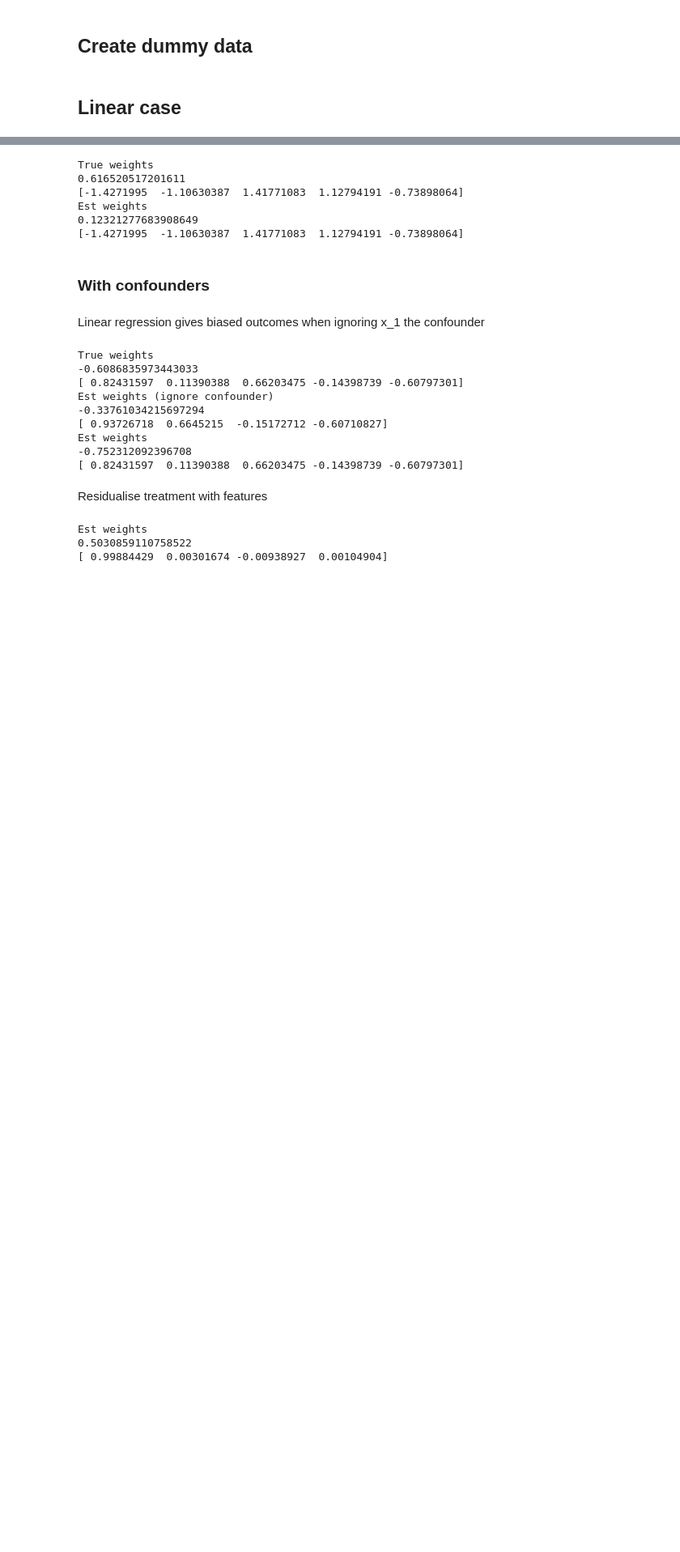
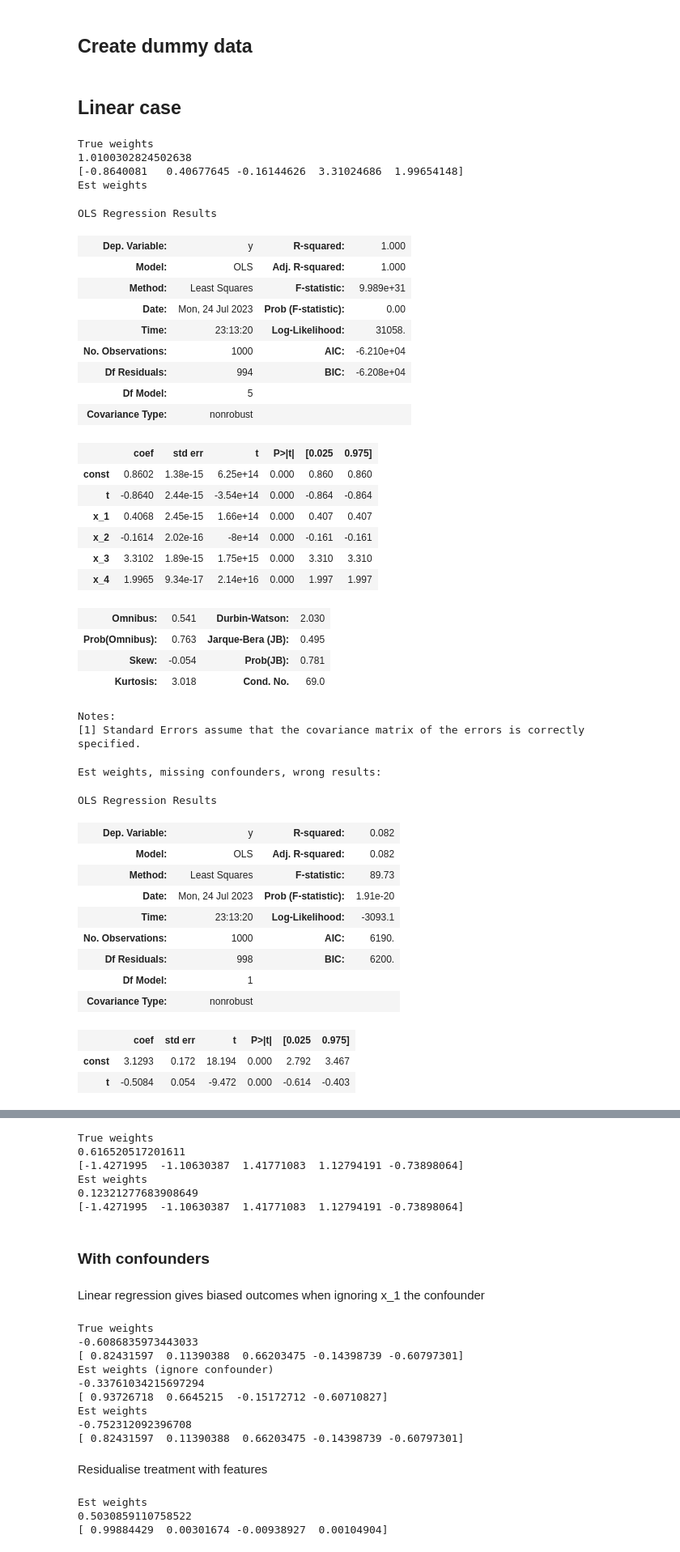
Before and after one commit to stanton119/data-analysis, a Jupyter notebook: Unpublished/CausalInference/econml.ipynb, the cells around one changed output, grey strips where cells are left out. Shown at 81% size. Saved outputs shown, nothing was run; the diff lists cells and outputs as text; code cells hidden in the pictures; blank space fills up the shorter version.

```diff
--- a/Unpublished/CausalInference/econml.ipynb
+++ b/Unpublished/CausalInference/econml.ipynb
@@ -122,0 +133,69 @@ import sklearn.linear_model
+# %%
+import sklearn.linear_model
+import statsmodels.api as sm
+
+# generate data
+df, t_col, x_cols = generate_treatment_data(
+    treatment_binary=False,
+    confounding_fcn=linear_confound,
+)
+df, bias, weights, y_col = generate_outcome_data(
+    df=df,
+    outcome_binary=False,
+)
+
+print("True weights")
+print(bias)
+print(weights.flatten())
+
+
+# fit models
+linear_model = sm.OLS(df[y_col], sm.add_constant(df[[t_col] + x_cols])).fit()
+print("Est weights")
+display(linear_model.summary())
+
+linear_model = sm.OLS(df[y_col], sm.add_constant(df[t_col])).fit()
+print("Est weights, missing confounders, wrong results:")
+display(linear_model.summary())
+# %% [output]
+True weights
+1.0100302824502638
+[-0.8640081   0.40677645 -0.16144626  3.31024686  1.99654148]
+Est weights
+OLS Regression Results
+| Dep. Variable: | y | R-squared: | 1.000 |
+| Model: | OLS | Adj. R-squared: | 1.000 |
+| Method: | Least Squares | F-statistic: | 9.989e+31 |
+| Date: | Mon, 24 Jul 2023 | Prob (F-statistic): | 0.00 |
+| Time: | 23:13:20 | Log-Likelihood: | 31058. |
+| No. Observations: | 1000 | AIC: | -6.210e+04 |
+| Df Residuals: | 994 | BIC: | -6.208e+04 |
+| Df Model: | 5 |  |  |
+| Covariance Type: | nonrobust |  |  |
+|  | coef | std err | t | P>|t| | [0.025 | 0.975] |
+| const | 0.8602 | 1.38e-15 | 6.25e+14 | 0.000 | 0.860 | 0.860 |
+| t | -0.8640 | 2.44e-15 | -3.54e+14 | 0.000 | -0.864 | -0.864 |
+| x_1 | 0.4068 | 2.45e-15 | 1.66e+14 | 0.000 | 0.407 | 0.407 |
+| x_2 | -0.1614 | 2.02e-16 | -8e+14 | 0.000 | -0.161 | -0.161 |
+| x_3 | 3.3102 | 1.89e-15 | 1.75e+15 | 0.000 | 3.310 | 3.310 |
+| x_4 | 1.9965 | 9.34e-17 | 2.14e+16 | 0.000 | 1.997 | 1.997 |
+| Omnibus: | 0.541 | Durbin-Watson: | 2.030 |
+| Prob(Omnibus): | 0.763 | Jarque-Bera (JB): | 0.495 |
+| Skew: | -0.054 | Prob(JB): | 0.781 |
+| Kurtosis: | 3.018 | Cond. No. | 69.0 |
+Notes:
+[1] Standard Errors assume that the covariance matrix of the errors is correctly specified.
+Est weights, missing confounders, wrong results:
+OLS Regression Results
+| Dep. Variable: | y | R-squared: | 0.082 |
+| Model: | OLS | Adj. R-squared: | 0.082 |
+| Method: | Least Squares | F-statistic: | 89.73 |
+| Date: | Mon, 24 Jul 2023 | Prob (F-statistic): | 1.91e-20 |
+| Time: | 23:13:20 | Log-Likelihood: | -3093.1 |
+| No. Observations: | 1000 | AIC: | 6190. |
+| Df Residuals: | 998 | BIC: | 6200. |
+| Df Model: | 1 |  |  |
+| Covariance Type: | nonrobust |  |  |
+|  | coef | std err | t | P>|t| | [0.025 | 0.975] |
+| const | 3.1293 | 0.172 | 18.194 | 0.000 | 2.792 | 3.467 |
+| t | -0.5084 | 0.054 | -9.472 | 0.000 | -0.614 | -0.403 |
```
Also changed, not shown: parts of 3 cells of this notebook.
